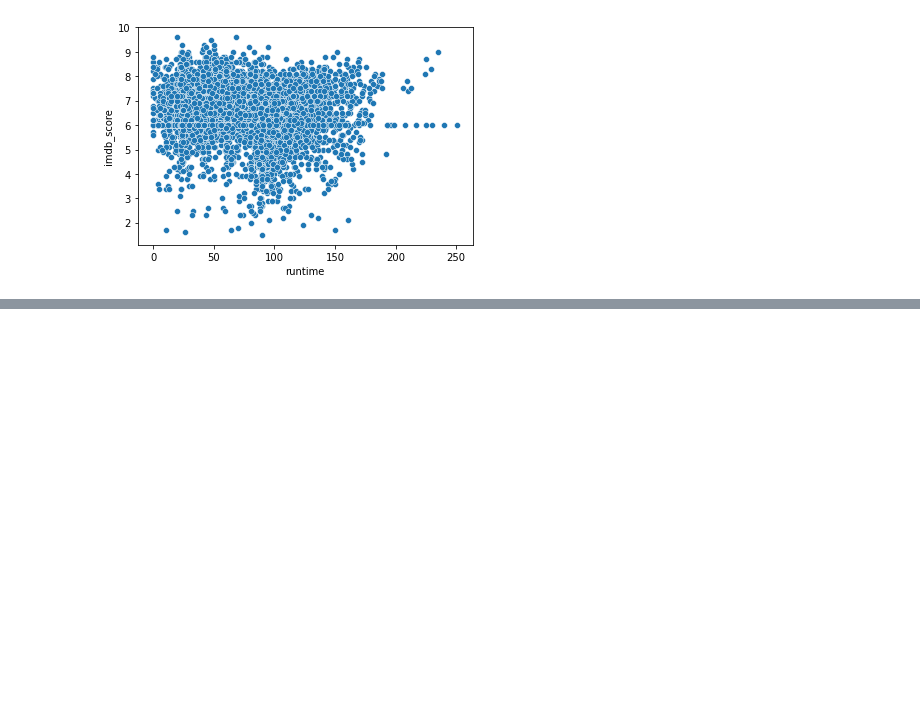
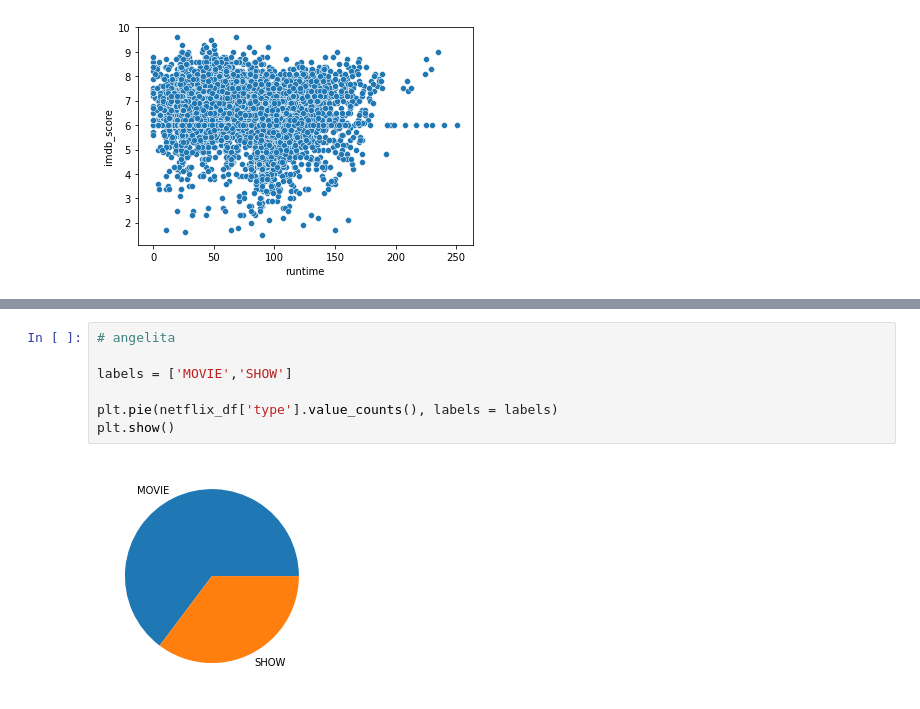
Before and after one commit to akrepel/DS1-GroupProject, a Jupyter notebook: DS1P.ipynb, the cells around one changed output, grey strips where cells are left out. Drawn from its saved outputs; the diff is of its cells as text; blank space fills up the shorter version.

```diff
--- a/DS1P.ipynb
+++ b/DS1P.ipynb
@@ -348,0 +351,9 @@ plt.show()
+# %%
+# angelita
+
+labels = ['MOVIE','SHOW']
+
+plt.pie(netflix_df['type'].value_counts(), labels = labels)
+plt.show()
+# %% [output]
+[figure, added]
```
Also changed, not shown: parts of 3 cells of this notebook.
